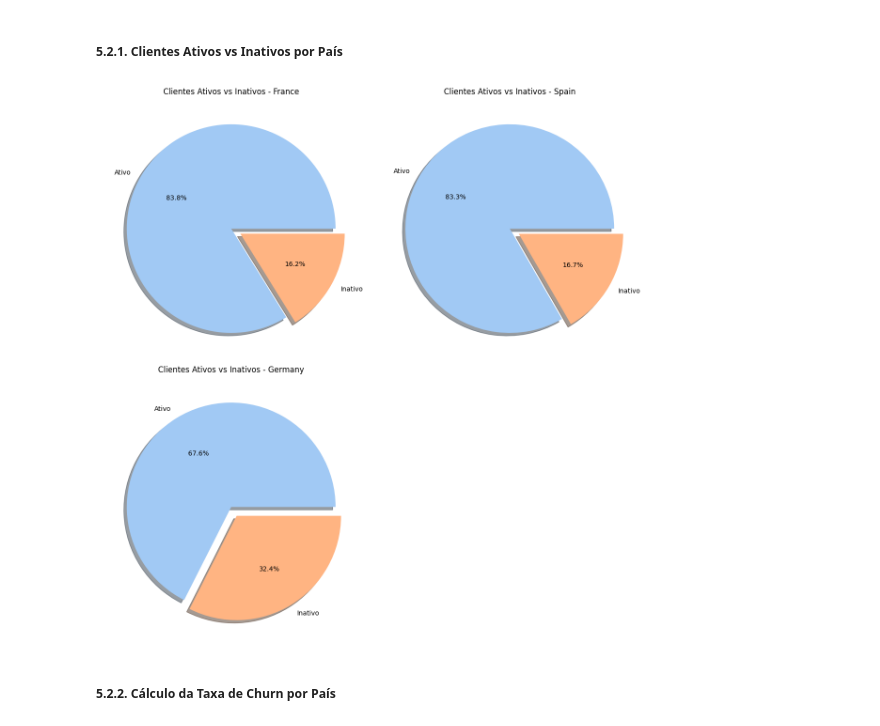
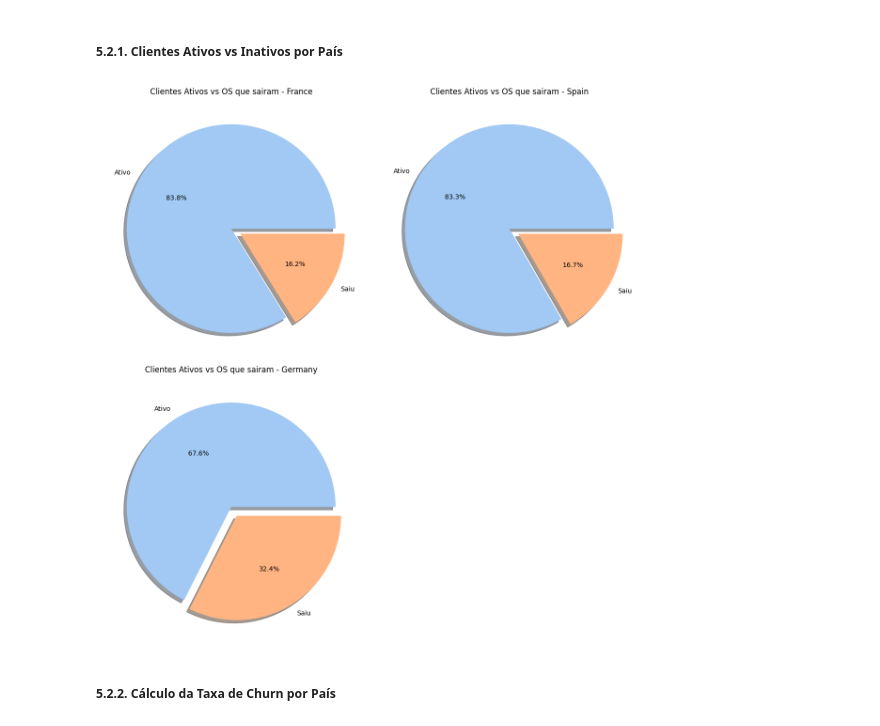
Before and after one commit to CarlosEDsl/RotatividadeBanco, a Jupyter notebook: AnaliseDeDados (1).ipynb, the cells around one changed output. Cells and saved outputs as stored; diff of their text form; code cells hidden in the pictures.

```diff
--- a/AnaliseDeDados (1).ipynb
+++ b/AnaliseDeDados (1).ipynb
@@ -341,6 +345,7 @@ print(f"\nDistribuição e Mapa de calor")
 fig, axes = plt.subplots(1, 2, figsize=(16, 6))
 
 # Heatmap
+numeric_cols.append('Exited')
 correlation = df[numeric_cols].corr()
 sns.heatmap(correlation, annot=True, cmap='coolwarm', fmt=".2f", linewidths=0.5, ax=axes[0])
 axes[0].set_title('Mapa de Correlação')
@@ -384,7 +389,7 @@ plt.show()
 # === Análise Bivariada: Variáveis de Categoria vs. Exited ===
 print("\n\033[94mAnálise Bivariada 2 - Categoria\033[0m\n")
 
-categorical_cols = ['Geography', 'Gender']
+categorical_cols = ['Geography', 'Gender', "IsActiveMember"]
 
 fig, axes = plt.subplots(len(categorical_cols), 2, figsize=(14, 5 * len(categorical_cols)))
 axes = axes.reshape(len(categorical_cols), 2)  # Garante formato 2 colunas
@@ -521,28 +526,28 @@ Existe uma associação estatisticamente significativa entre a faixa etária e o
 # %%
 # 2- Clientes que residem na alemanha tem maior probabilidade de sair do banco.
 
 paises = df['Geography'].unique()
 num_paises = len(paises)
 cols = 2
 rows = (num_paises + 1) // cols
 
 plt.figure(figsize=(cols * 6, rows * 6))
 for i, pais in enumerate(paises, 1):
     df_pais = df[df['Geography'] == pais]
     counts = df_pais['Exited'].value_counts().sort_index()
     counts = counts.reindex([0, 1], fill_value=0)
-    labels = ['Ativo', 'Inativo']
+    labels = ['Ativo', 'Saiu']
     explode = [0, 0.1]  # destaca inativos
 
     plt.subplot(rows, cols, i)
     plt.pie(counts, labels=labels, autopct='%1.1f%%',
             colors=sns.color_palette('pastel')[:2],
             explode=explode, shadow=True)
-    plt.title(f'Clientes Ativos vs Inativos - {pais}')
+    plt.title(f'Clientes Ativos vs Os que sairam - {pais}')
 plt.tight_layout()
 plt.show()
 # %% [output]
-[figure, old version]
+[figure, new version]
 # %% [markdown]
 ##### 5.2.2. Cálculo da Taxa de Churn por País
 # %%
```
Also changed, not shown: parts of 4 cells of this notebook.
